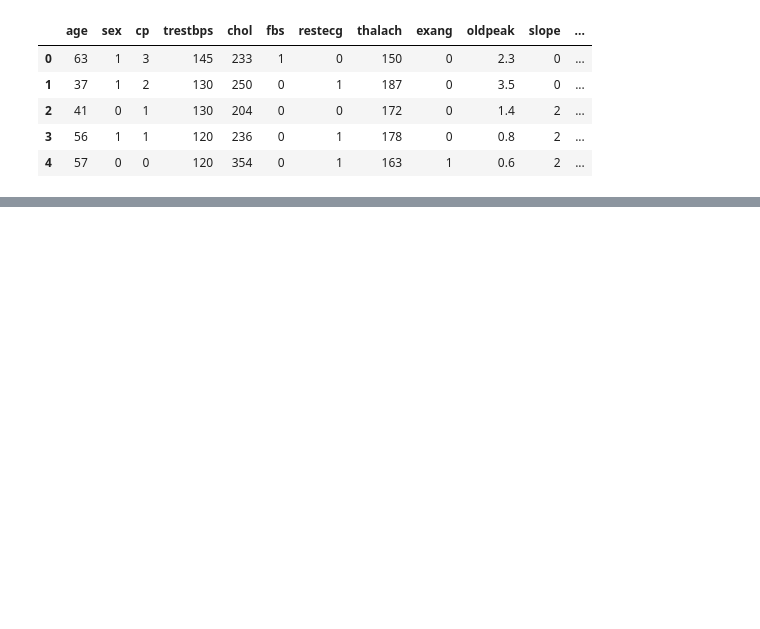
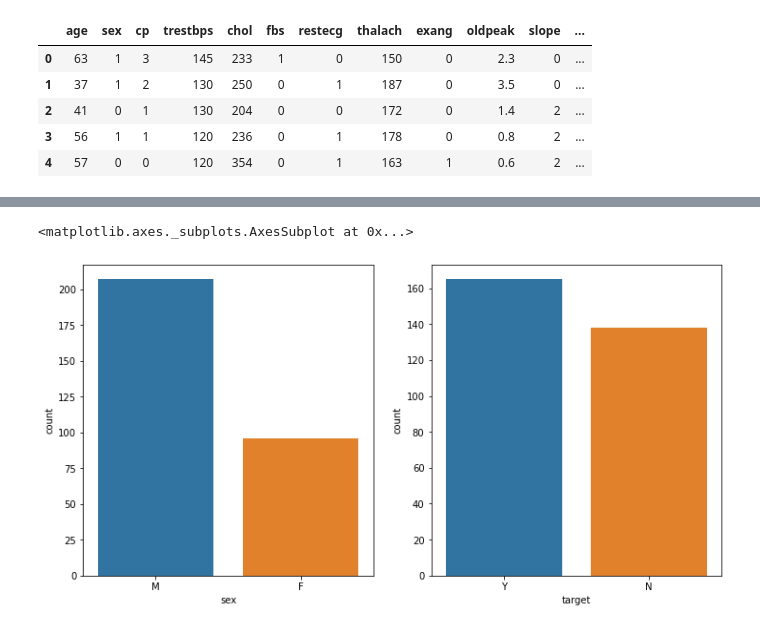
Before and after one commit to lowwilliam/Disease_Prediction, a Jupyter notebook: disease_prediction.ipynb, the cells around one changed output, grey strips where cells are left out. Cells and saved outputs as stored; diff of their text form; code cells hidden in the pictures; blank space fills up the shorter version.

Commit message:
zhaolan_data_preparation
data preparaton
visualization(unfinished)
主要是把sex换成了F和M， target换成了Y和N, 一些numeric换成了category

```diff
--- a/disease_prediction.ipynb
+++ b/disease_prediction.ipynb
@@ -8,6 +6,6 @@ sb.set() # set the default Seaborn style for graphics
 # %%
-houseData = pd.read_csv('heart.csv')
-houseData.head()
+data = pd.read_csv('heart.csv')
+data.head(5)
 # %% [output]
 |  | age | sex | cp | trestbps | chol | fbs | restecg | thalach | exang | oldpeak | slope | ... |
 | 0 | 63 | 1 | 3 | 145 | 233 | 1 | 0 | 150 | 0 | 2.3 | 0 | ... |
@@ -35,0 +53,25 @@ houseData.head()
+# %%
+data['sex'] = data['sex'].astype('object')
+data['cp'] = data['cp'].astype('object')
+data['fbs'] = data['fbs'].astype('object')
+data['restecg'] = data['restecg'].astype('object')
+data['exang'] = data['exang'].astype('object')
+data['slope'] = data['slope'].astype('object')
+data['ca'] = data['ca'].astype('object')
+data['thal'] = data['thal'].astype('object')
+data['target'] = data['target'].astype('object')
+
+sex1 = []
+target1 = []
+for sex_value in data['sex']:
+    if sex_value == 0:
+        sex1.append('F')
+    else:
+        sex1.append('M')
+for target_value in data['target']:
+    if target_value == 0:
+        target1.append('N')
+    else:
+        target1.append('Y')
+data['sex'] = sex1
+data['target'] = target1
@@ -35,0 +117,7 @@ houseData.head()
+# %%
+f,axes = plt.subplots(1,2, figsize=(12,6))
+sb.countplot(data.sex, ax = axes[0])
+sb.countplot(data.target, ax = axes[1])
+# %% [output]
+<matplotlib.axes._subplots.AxesSubplot at 0x...>
+[figure, added]
```
Also changed, not shown: parts of 10 cells of this notebook.
